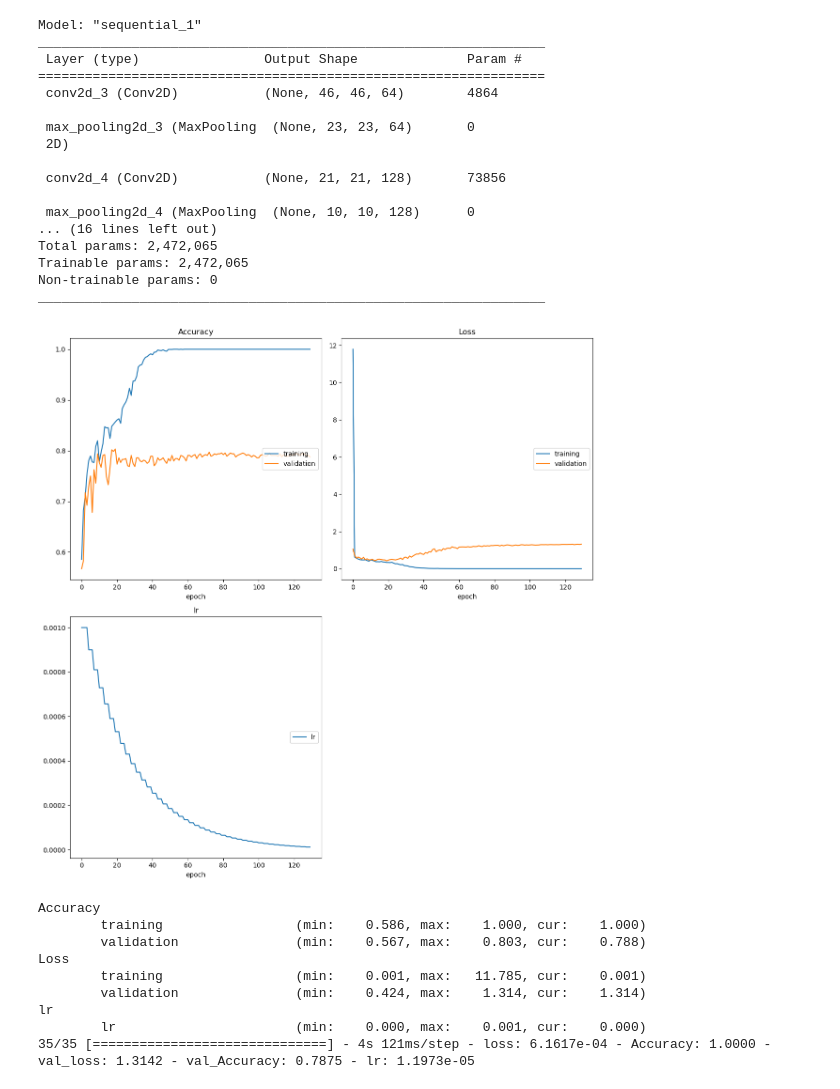
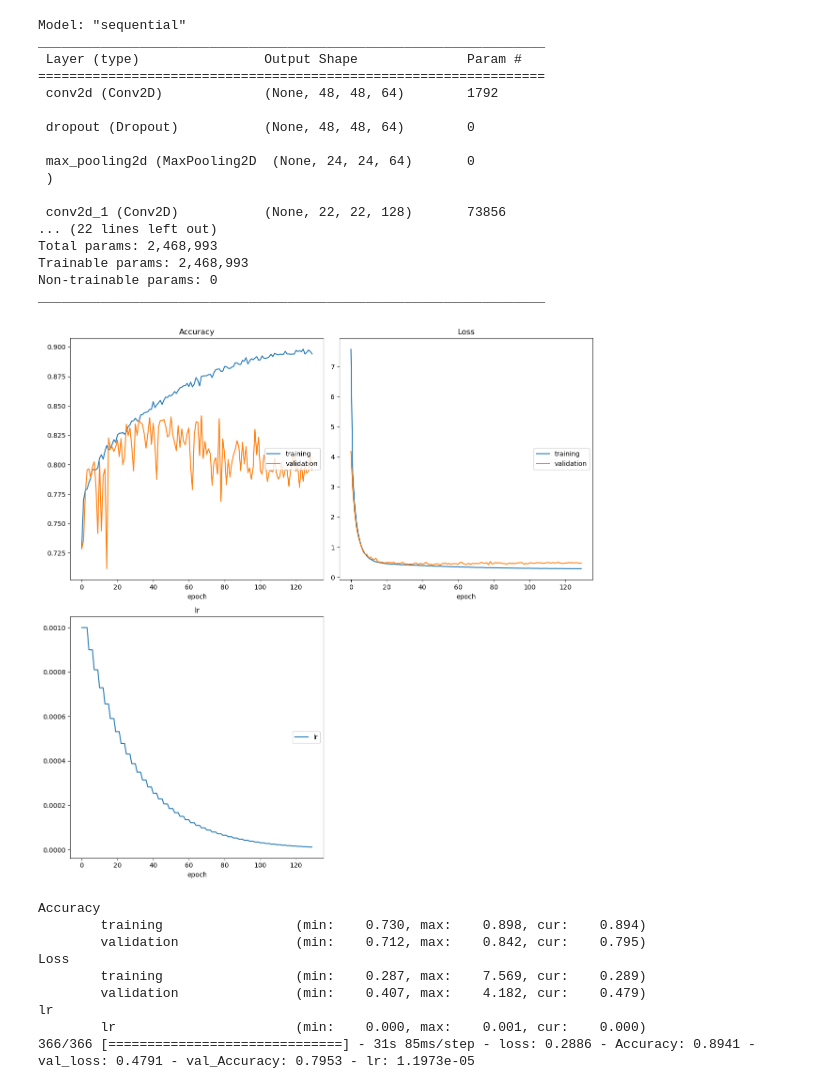
Before and after one commit to ameraburashid/Breast_Can, a Jupyter notebook: Image_classifier.ipynb, the cells around one changed output. Saved outputs shown, nothing was run; the diff lists cells and outputs as text; code cells hidden in the pictures.

```diff
--- a/Image_classifier.ipynb
+++ b/Image_classifier.ipynb
@@ -13,5 +12,5 @@ from livelossplot import PlotLossesKeras
 # %%
-img_data = glob('Data/breast-histopathology-images - Copy/**/*.png', recursive=True)
+img_data = glob('Data/breast-histopathology-images/**/*.png', recursive=True)
 # %%
 img_data[:3]
 # %% [output]
@@ -113,7 +112,7 @@ for img_path in cancer_img:
     can_img_arr.append([c_img_size, 1])
 # %%
 
-breast_img_arr = non_img_arr[:2000] + can_img_arr[:2000]
+breast_img_arr = non_img_arr[:10000] + can_img_arr[:10000]
 
 np.random.shuffle(breast_img_arr) #shuffle for more randomization
 
@@ -143,64 +126,68 @@ array([[[[150, 104, 156],
 from sklearn.model_selection import train_test_split
 X_train, X_test, y_train, y_test = train_test_split(X, y, test_size = 0.2, random_state = 42)
 # %%
+model = tf.keras.Sequential([
+    Conv2D(64, (3, 3), activation='relu', input_shape=(50, 50, 3)),
+    Dropout(0.25),
+    MaxPooling2D(2, 2),
 
-model = Sequential([
-    Conv2D(64, (5, 5), activation='relu', input_shape=(50, 50, 3)),
+    Conv2D(128, (3, 3), activation='relu', kernel_regularizer=l2(0.01)),
+    Dropout(0.25),
     MaxPooling2D(2, 2),
-    Conv2D(128, (3, 3), activation='relu'),
+
+    Conv2D(256, (3, 3), activation='relu', kernel_regularizer=l2(0.01)),
+    Dropout(0.25),
     MaxPooling2D(2, 2),
-    Conv2D(256, (3, 3), activation='relu'),
-    MaxPooling2D(2, 2),
+
     Flatten(),
-    Dense(512, activation='relu'),
-    Dropout(0.4),
+    Dense(512, activation='relu', kernel_regularizer=l2(0.01)),
+    Dropout(0.25),
     Dense(1, activation='sigmoid')
 ])
+
 # Compile the model
 model.compile(optimizer= tf.keras.optimizers.Adam(learning_rate = 0.001), loss='binary_crossentropy', metrics = ['Accuracy'])
 
 # Print model summary
 model.summary()
 # %% [output]
-Model: "sequential_1"
+Model: "sequential"
 _________________________________________________________________
  Layer (type)                Output Shape              Param #
 =================================================================
- conv2d_3 (Conv2D)           (None, 46, 46, 64)        4864
+ conv2d (Conv2D)             (None, 48, 48, 64)        1792
 
- max_pooling2d_3 (MaxPooling  (None, 23, 23, 64)       0
- 2D)
+ dropout (Dropout)           (None, 48, 48, 64)        0
 
- conv2d_4 (Conv2D)           (None, 21, 21, 128)       73856
+ max_pooling2d (MaxPooling2D  (None, 24, 24, 64)       0
+ )
 
- max_pooling2d_4 (MaxPooling  (None, 10, 10, 128)      0
-... (16 lines left out)
-Total params: 2,472,065
-Trainable params: 2,472,065
+ conv2d_1 (Conv2D)           (None, 22, 22, 128)       73856
+... (22 lines left out)
+Total params: 2,468,993
+Trainable params: 2,468,993
 Non-trainable params: 0
 _________________________________________________________________
 # %%
 
 
-lr_decay = tf.keras.callbacks.ReduceLROnPlateau(monitor='Accuracy',
-                                 patience=3, verbose=1,
-                                 factor=0.9, min_lr=1e-8)
+lr_decay = tf.keras.callbacks.ReduceLROnPlateau(monitor='Accuracy', patience=3, verbose=1, factor=0.9, min_lr=1e-5)
 # %%
 history = model.fit(X_train, y_train,
                     validation_split= 0.2,
                     epochs = 130,
-                    batch_size = 75,
+                    batch_size = 35,
                     callbacks = [lr_decay, PlotLossesKeras()],
                     shuffle = True
                     )
 # %% [output]
-[figure, old version]
+[figure, new version]
 Accuracy
-        training                 (min:    0.586, max:    1.000, cur:    1.000)
-        validation               (min:    0.567, max:    0.803, cur:    0.788)
+        training                 (min:    0.730, max:    0.898, cur:    0.894)
+        validation               (min:    0.712, max:    0.842, cur:    0.795)
 Loss
-        training                 (min:    0.001, max:   11.785, cur:    0.001)
-        validation               (min:    0.424, max:    1.314, cur:    1.314)
+        training                 (min:    0.287, max:    7.569, cur:    0.289)
+        validation               (min:    0.407, max:    4.182, cur:    0.479)
 lr
         lr                       (min:    0.000, max:    0.001, cur:    0.000)
-35/35 [==============================] - 4s 121ms/step - loss: 6.1617e-04 - Accuracy: 1.0000 - val_loss: 1.3142 - val_Accuracy: 0.7875 - lr: 1.1973e-05
+366/366 [==============================] - 31s 85ms/step - loss: 0.2886 - Accuracy: 0.8941 - val_loss: 0.4791 - val_Accuracy: 0.7953 - lr: 1.1973e-05
```
Also changed, not shown: parts of 16 cells of this notebook.
